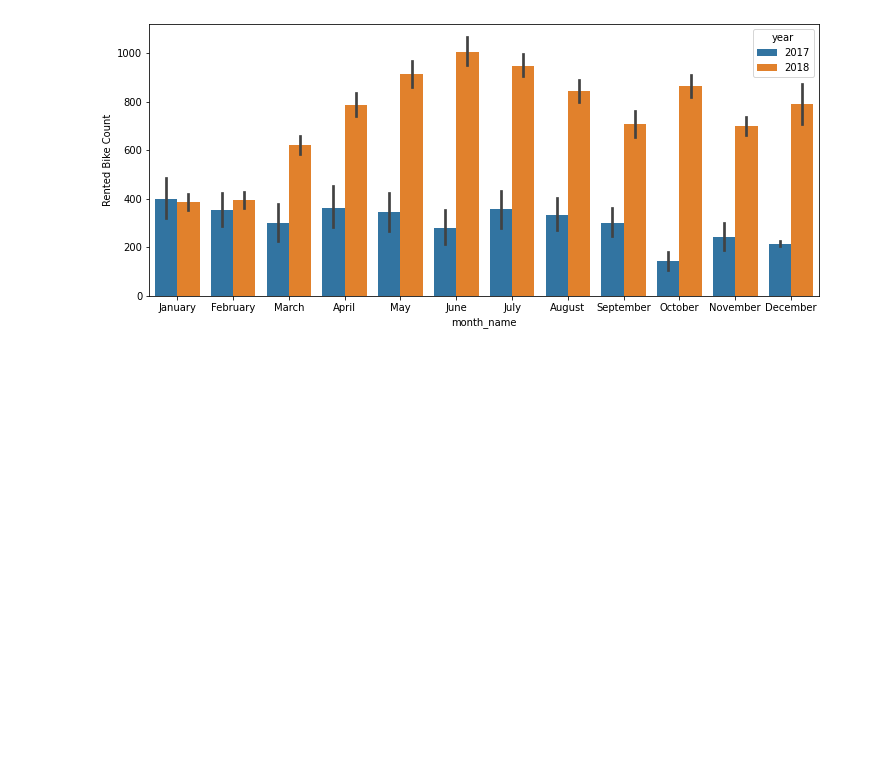
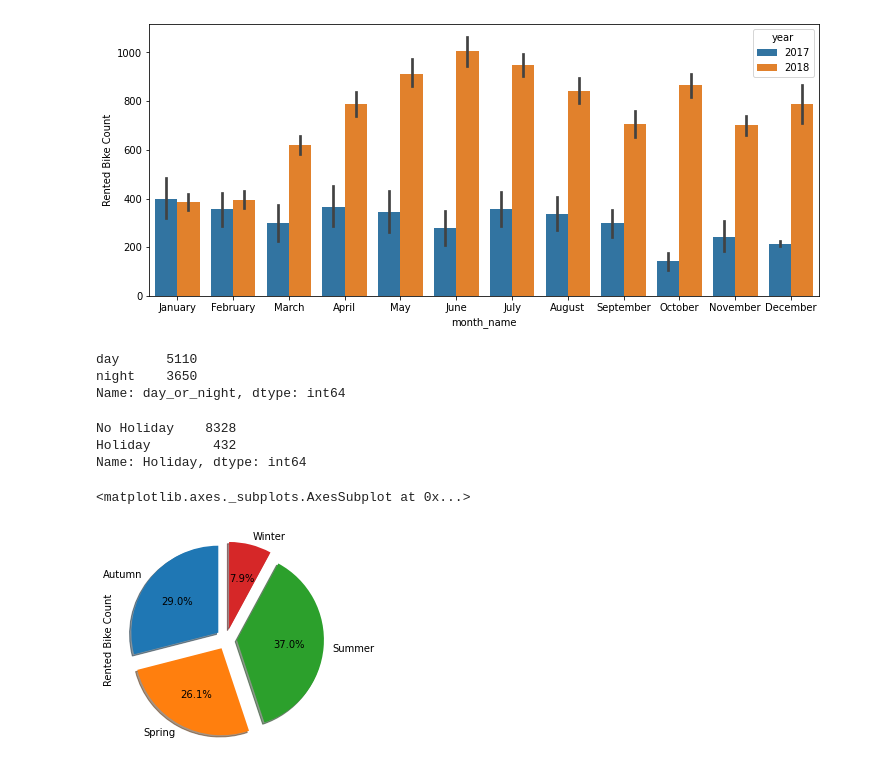
Before and after one commit to dhiru-c/Bike-Sharing-Demand-Prediction---Capstone-Project, a Jupyter notebook: Bike_Sharing_Demand_Prediction_Capstone_Project.ipynb, the cells around one changed output. Saved outputs shown, nothing was run; the diff lists cells and outputs as text; code cells hidden in the pictures; blank space fills up the shorter version.

```diff
--- a/Bike_Sharing_Demand_Prediction_Capstone_Project.ipynb
+++ b/Bike_Sharing_Demand_Prediction_Capstone_Project.ipynb
@@ -256,3 +255,22 @@ sns.barplot(x=new_df['month_name'],y=new_df['Rented Bike Count'],hue='year',data
 # %% [output]
 <matplotlib.axes._subplots.AxesSubplot at 0x...>
 [figure]
+# %%
+new_df['day_or_night'].value_counts()
+# %% [output]
+day      5110
+night    3650
+Name: day_or_night, dtype: int64
+# %%
+new_df['Holiday'].value_counts()
+# %% [output]
+No Holiday    8328
+Holiday        432
+Name: Holiday, dtype: int64
+# %%
+#checking bike counts on basis of season
+explode = (0.12,0.12,0.12,0.12)
+new_df.groupby(['Seasons'])['Rented Bike Count'].sum().plot.pie( explode=explode, autopct='%1.1f%%',shadow=True, startangle=90)
+# %% [output]
+<matplotlib.axes._subplots.AxesSubplot at 0x...>
+[figure, added]
```
Also changed, not shown: parts of 31 cells of this notebook.
